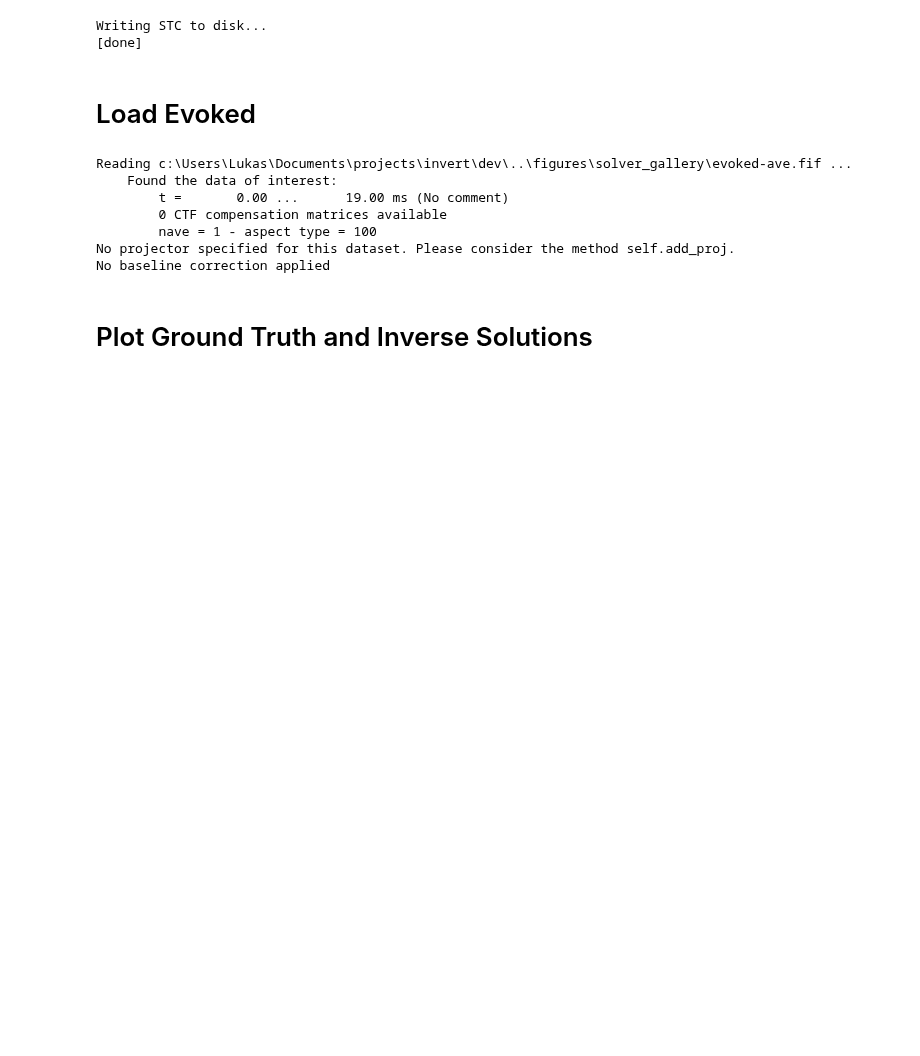
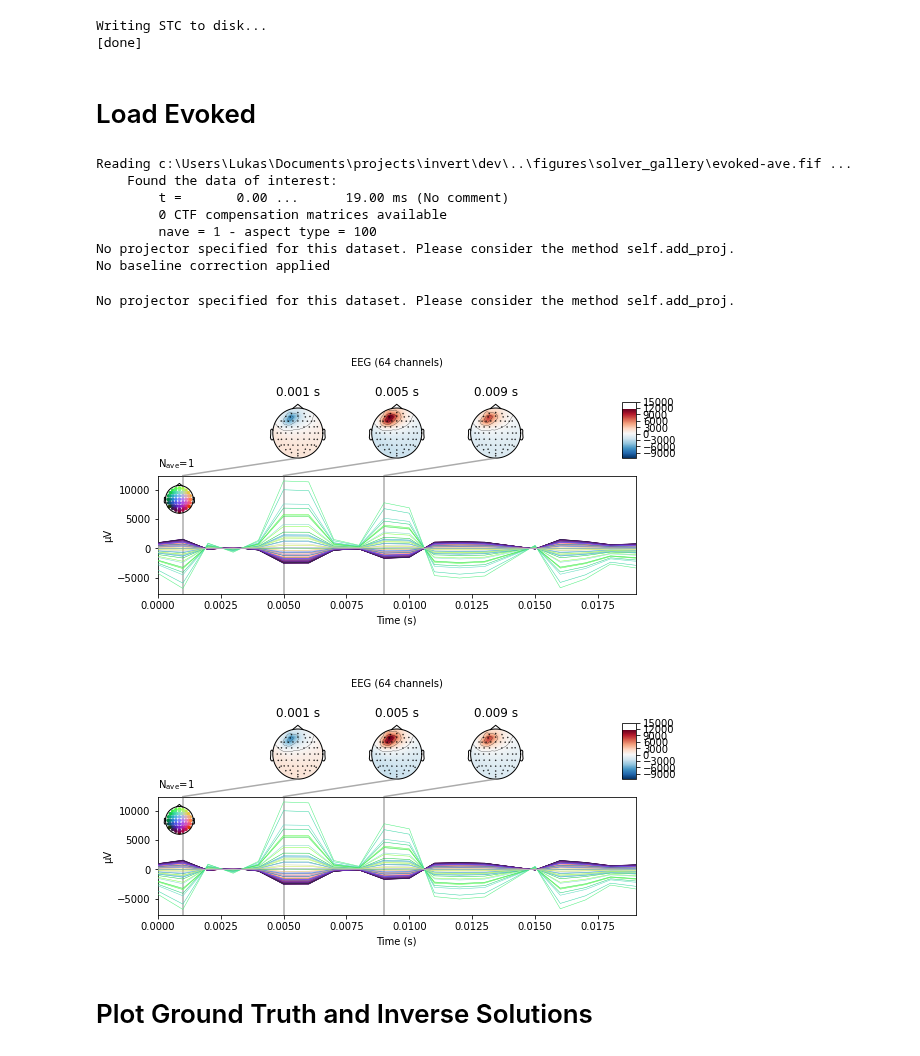
Before and after one commit to LukeTheHecker/invert, a Jupyter notebook: dev/gallery.ipynb, the cells around one changed output. Cells and saved outputs as stored; diff of their text form; code cells hidden in the pictures; blank space fills up the shorter version.

```diff
--- a/dev/gallery.ipynb
+++ b/dev/gallery.ipynb
@@ -82,6 +82,12 @@ Reading c:\Users\Lukas\Documents\projects\invert\dev\..\figures\solver_gallery\e
         nave = 1 - aspect type = 100
 No projector specified for this dataset. Please consider the method self.add_proj.
 No baseline correction applied
+# %%
+evoked.plot_joint()
+# %% [output]
+No projector specified for this dataset. Please consider the method self.add_proj.
+[figure, added]
+[figure, added]
 # %% [markdown]
 # Plot Ground Truth and Inverse Solutions
 # %%
```
Also changed, not shown: parts of 3 cells of this notebook, 26 other files.
